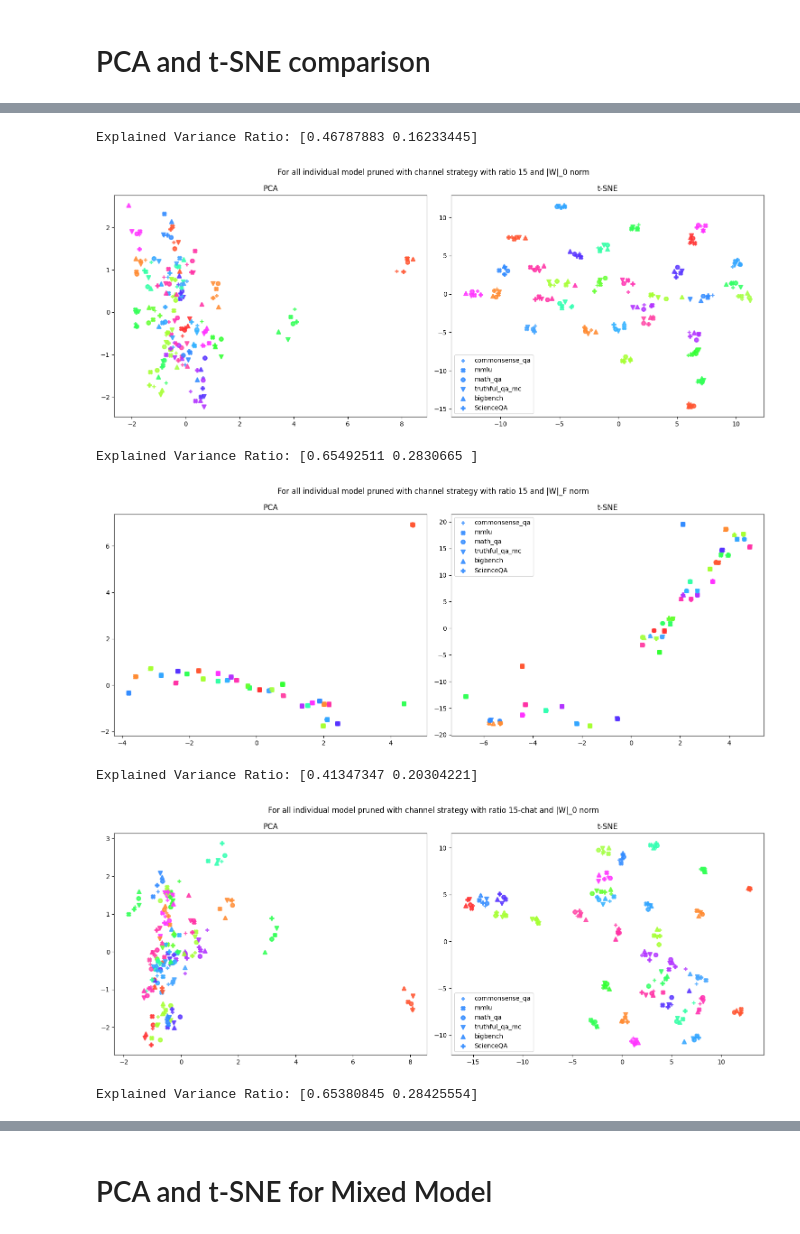
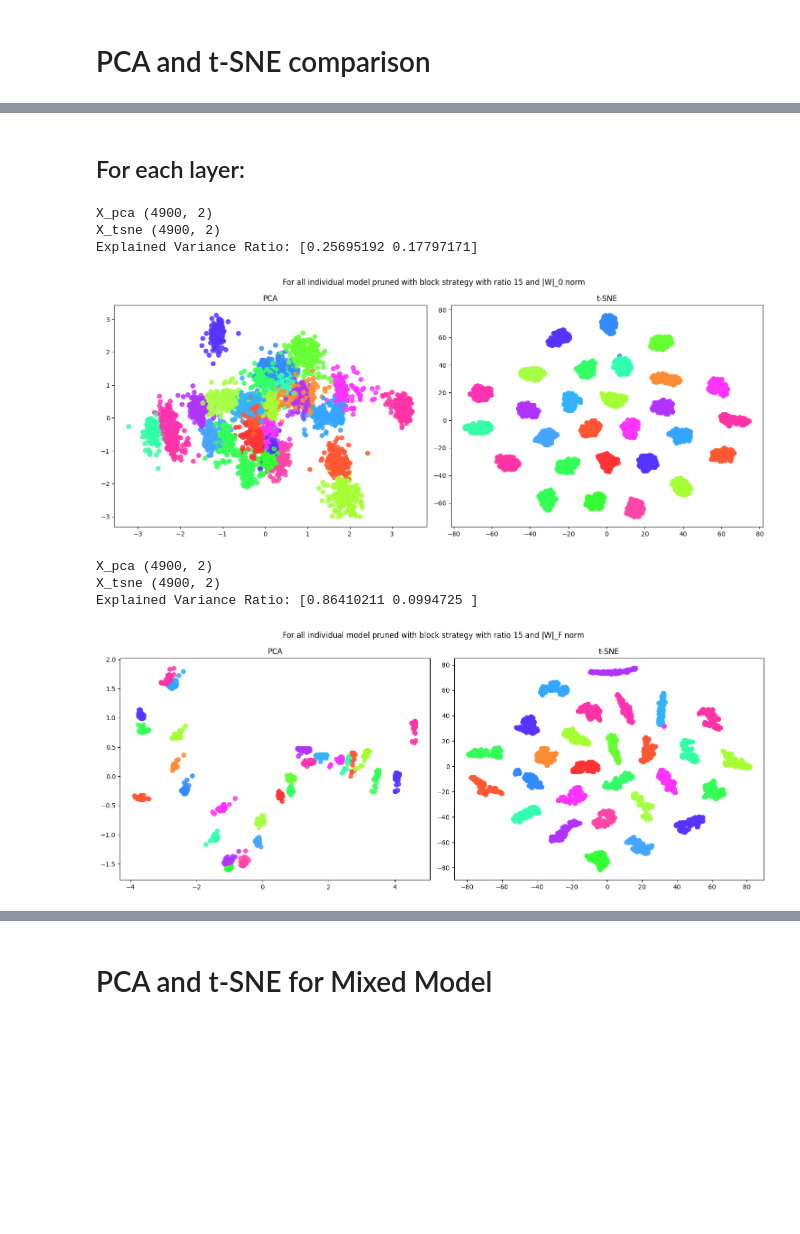
Before and after one commit to KBhandari11/LLMNeuron, a Jupyter notebook: getCommonDistribution.ipynb, the cells around one changed output, grey strips where cells are left out. Saved outputs shown, nothing was run; the diff lists cells and outputs as text; code cells hidden in the pictures; blank space fills up the shorter version.

```diff
--- a/getCommonDistribution.ipynb
+++ b/getCommonDistribution.ipynb
@@ -87,7 +101,7 @@ for dataset in ["commonsense_qa","cais/mmlu","math_qa","derek-thomas/ScienceQA"
 # %% [markdown]
 ## Albation Study for mixed dataset pruning
 # %%
-dataset_both = [["commonsense_qa","cais/mmlu"],["commonsense_qa","math_qa"],["commonsense_qa","EleutherAI/truthful_qa_mc"],["commonsense_qa","derek-thomas/ScienceQA"],["cais/mmlu","derek-thomas/ScienceQA"]]
+dataset_both = [["commonsense_qa","tasksource/mmlu"],["commonsense_qa","math_qa"],["commonsense_qa","EleutherAI/truthful_qa_mc"],["commonsense_qa","derek-thomas/ScienceQA"],["tasksource/mmlu","derek-thomas/ScienceQA"]]
 for dataset_combine in dataset_both:
     newFolder = "_".join([d.split('/')[-1] for d in dataset_combine])
     ratio = "15-chat"
@@ -228,8 +243,8 @@ for style in ["block"]:
 # %% [markdown]
 # Albation
 # %%
-dataset_both = [["commonsense_qa","cais/mmlu"],["commonsense_qa","math_qa"],["commonsense_qa","EleutherAI/truthful_qa_mc"],["commonsense_qa","derek-thomas/ScienceQA"],["cais/mmlu","derek-thomas/ScienceQA"]]
-dataset_both = [["commonsense_qa","cais/mmlu"],["commonsense_qa","math_qa"],["commonsense_qa","derek-thomas/ScienceQA"]]
+dataset_both = [["commonsense_qa","tasksource/mmlu"],["commonsense_qa","math_qa"],["commonsense_qa","EleutherAI/truthful_qa_mc"],["commonsense_qa","derek-thomas/ScienceQA"],["tasksource/mmlu","derek-thomas/ScienceQA"]]
+dataset_both = [["commonsense_qa","tasksource/mmlu"],["commonsense_qa","math_qa"],["commonsense_qa","derek-thomas/ScienceQA"],["math_qa","derek-thomas/ScienceQA"]]
 module = "|W|_0"
 style = "block"
 sparsity_model = {"5":["5","5-chat"],"15":["15","15-chat"]}
@@ -239,7 +254,7 @@ plt.clf()
 original = all_distribution[module]["original"]
 original_chat = all_distribution[module]["original-chat"]
 #llm_pruner =  all_distribution[module]["LLM_Pruner"]
-llm_pruner =  new_distribution[module]#["LLM_Pruner"]
+llm_pruner =  new_distribution[module]
 for sparsity in sparsity_model:
     for style in ["block"]:
         print(style)
@@ -293,8 +302,9 @@ block
 # %% [markdown]
 ## Albation compare architecture
 # %%
-dataset_both = [["commonsense_qa","cais/mmlu"],["commonsense_qa","math_qa"],["commonsense_qa","EleutherAI/truthful_qa_mc"],["commonsense_qa","derek-thomas/ScienceQA"],["cais/mmlu","derek-thomas/ScienceQA"]]
-#dataset_both = [["commonsense_qa","cais/mmlu"],["commonsense_qa","math_qa"],["commonsense_qa","derek-thomas/ScienceQA"]]
+dataset_both = [["commonsense_qa","tasksource/mmlu"],["commonsense_qa","math_qa"],["commonsense_qa","EleutherAI/truthful_qa_mc"],["commonsense_qa","derek-thomas/ScienceQA"],["tasksource/mmlu","derek-thomas/ScienceQA"]]
+#dataset_both = [["commonsense_qa","tasksource/mmlu"],["commonsense_qa","math_qa"],["commonsense_qa","derek-thomas/ScienceQA"]]
+dataset_both = [["commonsense_qa","tasksource/mmlu"],["commonsense_qa","math_qa"],["commonsense_qa","derek-thomas/ScienceQA"],["math_qa","derek-thomas/ScienceQA"]]
 module = "|W|_0"
 style = "block"
 sparsity_model = {"5":["5","5-chat"],"15":["15","15-chat"]}
@@ -306,7 +316,7 @@ original_chat = all_distribution[module]["original-chat"]
 #llm_pruner =  all_distribution[module]["LLM_Pruner"]
 llm_pruner =  new_distribution[module]#["LLM_Pruner"]
 for sparsity in sparsity_model:
-    for style in ["block"]:
+    for style in ["block", "channel"]:
         print(style)
         for dataset_combine in dataset_both:
             for ratio_idx, ratio in enumerate(sparsity_model[sparsity]):
@@ -349,23 +553,25 @@ block
+# %% [markdown]
+## For each layer:
 # %%
-layers = np.arange(0,32,1)#[3:31]
-for ratio in ["15","15-chat"]:
+layers = np.arange(0,32,1)[3:31]
+for ratio in ["15"]:
     for module in ["|W|_0", "|W|_F"]:
         style = "block"
-        style = "channel"
-        llm_pruner =  all_distribution[module]["LLM_Pruner"]
-        #llm_pruner =  new_distribution[module]#["LLM_Pruner"]
+        #style = "channel"
+        #llm_pruner =  all_distribution[module]["LLM_Pruner"]
+        llm_pruner =  new_distribution[module]#["LLM_Pruner"]
         sub_layer = ["attn.q", "attn.k", "attn.v", "attn.o","gate","mlp.up", "mlp.down"]
-        #for dataset in ["commonsense_qa","cais/mmlu","math_qa","EleutherAI/truthful_qa_mc","tasksource/bigbench","derek-thomas/ScienceQA"]:
+        #for dataset in ["commonsense_qa","tasksource/mmlu","math_qa","EleutherAI/truthful_qa_mc","tasksource/bigbench","derek-thomas/ScienceQA"]:
         label = ["original","original-chat" ]
         if ratio.split("-")[-1] != "chat":
             original = np.array(all_distribution[module]["original"])[layers,:]
         else:
             original = np.array(all_distribution[module]["original-chat"])[layers,:]
         label = [ ]
-        #for idx, dataset_name in enumerate(["original","commonsense_qa","cais/mmlu","math_qa","EleutherAI/truthful_qa_mc","tasksource/bigbench","derek-thomas/ScienceQA"]):
-        #for idx, dataset_name in enumerate(["commonsense_qa","cais/mmlu","math_qa","EleutherAI/truthful_qa_mc","tasksource/bigbench","derek-thomas/ScienceQA"]):
+        #for idx, dataset_name in enumerate(["original","commonsense_qa","tasksource/mmlu","math_qa","EleutherAI/truthful_qa_mc","tasksource/bigbench","derek-thomas/ScienceQA"]):
+        #for idx, dataset_name in enumerate(["commonsense_qa","tasksource/mmlu","math_qa","EleutherAI/truthful_qa_mc","tasksource/bigbench","derek-thomas/ScienceQA"]):
         label_idx = []
-        all_data = ["commonsense_qa","cais/mmlu","math_qa","EleutherAI/truthful_qa_mc","tasksource/bigbench","derek-thomas/ScienceQA"]
+        all_data = dataset_list#["commonsense_qa","tasksource/mmlu","math_qa","EleutherAI/truthful_qa_mc","tasksource/bigbench","derek-thomas/ScienceQA"]
         for idx, dataset_name in enumerate(all_data):
             dataset = dataset_name.split('/')[-1]
             label.append(dataset)
@@ -376,18 +582,14 @@ for ratio in ["15","15-chat"]:
                     y = np.zeros(X.shape[0])
                 else:
                     X_new = (np.array(llm_pruner[style][ratio][dataset])[layers,:])
-                    X =  X_new#.flatten().reshape(-1,1)
+                    X =  X_new#.flatten().reshape(-1,1).T
                     y = np.zeros(X_new.shape[0])
                 continue
-            X_new =  (np.array(llm_pruner[style][ratio][dataset])[layers,:])
-            #X_new = X_new.flatten().reshape(-1,1)
+            X_new =  np.array(llm_pruner[style][ratio][dataset])[layers,:]
+            #X_new = X_new.flatten().reshape(-1,1).T
             X = np.append(X, X_new, axis=0)
             y_new = np.ones(X_new.shape[0])*(idx)
             y = np.append(y, y_new, axis=0)
-        '''y = np.ones(original.shape)
-        for i in range(original.shape[0]):
-            y[i,:]=y[i,:]*i
-        y= y.flatten()'''
         # Standardize the feature matrix (mean center and scale)
         scaler = StandardScaler()
         X_scaled = scaler.fit_transform(X)
@@ -395,48 +597,51 @@ for ratio in ["15","15-chat"]:
         n_components = 2  # Number of components to keep
         pca = PCA(n_components=n_components)
         X_pca = pca.fit_transform(X_scaled)
-        tsne = TSNE(n_components=n_components, random_state=42, method="exact")
+        print("X_pca",X_pca.shape)
+        tsne = TSNE(n_components=n_components, random_state=42)
         X_tsne = tsne.fit_transform(X_scaled)
+        print("X_tsne",X_tsne.shape)
         # Explained variance ratio
         explained_variance_ratio = pca.explained_variance_ratio_
         # Print the explained variance ratio
         print("Explained Variance Ratio:", explained_variance_ratio)
         figure, axis = plt.subplots(ncols=2,figsize=(15, 6),layout="tight")
 
         # Create a scatter plot of the data using the first two principal components
         colors = ["pink",'navy', 'turquoise', 'orange', "green", "red" ,"pink"]
         markers = ["+","X","o","v","^","P","D"]
         colors = [
             "#FF5733", "#33FF57", "#5733FF", "#FF33A6", "#33A6FF", "#A6FF33", "#FF8C33", "#338CFF",
             "#FF33FF", "#33FFB2", "#B233FF", "#33FF33", "#FF46A6", "#46A6FF", "#A6FF46", "#FF3333",
             "#33FF66", "#66FF33", "#FF33B2", "#B233FF", "#33B2FF", "#FF33FF", "#33FFA6", "#A6FF33",
             "#FF5733", "#33FF57", "#5733FF", "#FF33A6", "#33A6FF", "#A6FF33", "#FF8C33", "#338CFF",
-        ]
+            "#FF5733", "#33FF57","#5733FF","#FF3366","#66FF33", "#3366FF","#FFCC33", "#33FFCC","#CC33FF"]
 
         lw = 2
         #for color, i, target_name in zip(colors, np.arange(original.shape[0]), np.arange(original.shape[0])):
-        for marker, i, target_name in zip(markers, label_idx, label):
+        for i, target_name in zip(label_idx, label):
             x_pca_0, x_pca_1 = X_pca[y == i, 0], X_pca[y == i, 1]
             x_tsne_0, x_tsne_1 = X_tsne[y == i, 0], X_tsne[y == i, 1]
-            for idx, (color, layer) in enumerate(zip(colors,layers)):
+            for idx, (color,layer) in enumerate(zip(colors, layers)):
                 if layer == layers[-1]:
-                    axis[0].scatter(x_pca_0[idx], x_pca_1[idx], color=color,marker=marker, alpha=.8, lw=lw,
+                    axis[0].scatter(x_pca_0[idx], x_pca_1[idx], color=color, alpha=.8, lw=lw,
                             label=target_name)
-                    axis[1].scatter(x_tsne_0[idx],x_tsne_1[idx], color=color,marker=marker, alpha=.8, lw=lw,
+                    axis[1].scatter(x_tsne_0[idx],x_tsne_1[idx], color=color, alpha=.8, lw=lw,
                             label=target_name)
                 else:
-                    axis[0].scatter(x_pca_0[idx], x_pca_1[idx], color=color,marker=marker, alpha=.8, lw=lw)
-                    axis[1].scatter(x_tsne_0[idx],x_tsne_1[idx], color=color,marker=marker, alpha=.8, lw=lw)
+                    axis[0].scatter(x_pca_0[idx], x_pca_1[idx], color=color,alpha=.8, lw=lw)
+                    axis[1].scatter(x_tsne_0[idx],x_tsne_1[idx], color=color,alpha=.8, lw=lw)
         axis[0].set_title(f"PCA")
         axis[1].set_title(f"t-SNE")
-        plt.legend(loc='best', shadow=False, scatterpoints=1)
+        #plt.legend(loc='best', shadow=False, scatterpoints=1)
         figure.suptitle(f" For all individual model pruned with {style} strategy with ratio {ratio} and {module} norm")
         plt.show()
 # %% [output]
-Explained Variance Ratio: [0.46787883 0.16233445]
+X_pca (4900, 2)
+X_tsne (4900, 2)
+Explained Variance Ratio: [0.25695192 0.17797171]
-[figure, old version]
+[figure, new version]
-Explained Variance Ratio: [0.65492511 0.2830665 ]
+X_pca (4900, 2)
+X_tsne (4900, 2)
+Explained Variance Ratio: [0.86410211 0.0994725 ]
-[figure, old version]
+[figure, new version]
-Explained Variance Ratio: [0.41347347 0.20304221]
-[figure, removed]
-Explained Variance Ratio: [0.65380845 0.28425554]
```
Also changed, not shown: parts of 13 cells of this notebook, 22 other files.
